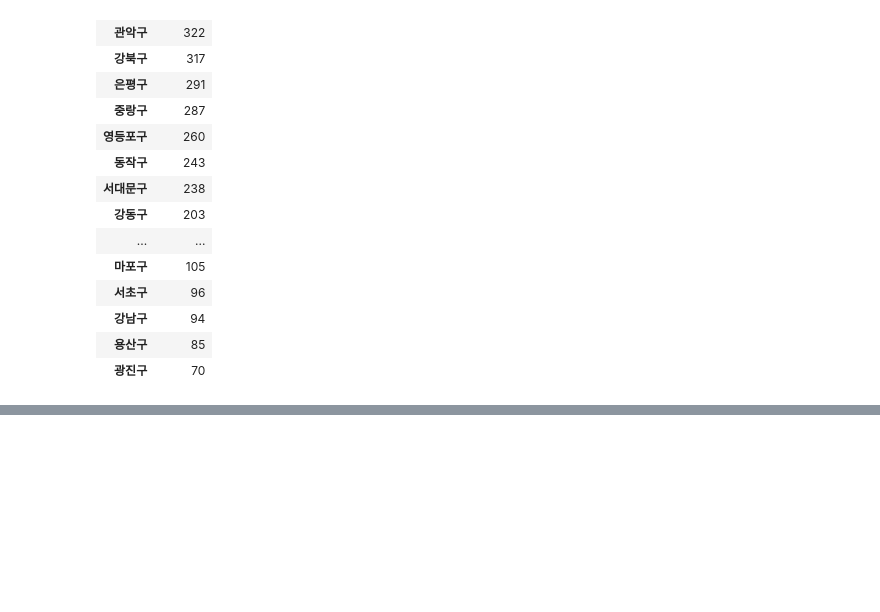
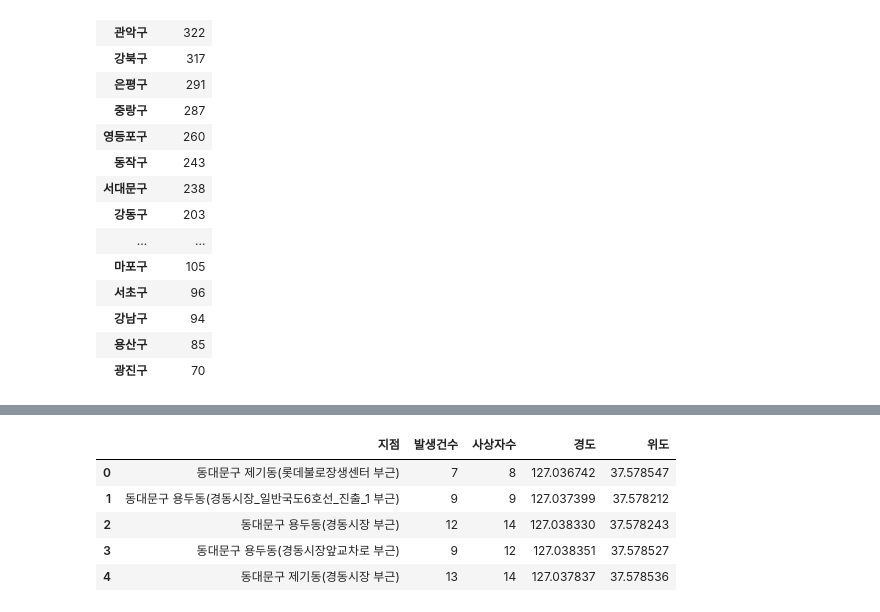
Before and after one commit to y7y1h13/StatisticsAnal, a Jupyter notebook: newPan/프로젝트/코드정리/고령자사고다발지역/사고다발.ipynb, the cells around one changed output, grey strips where cells are left out. Saved outputs shown, nothing was run; the diff lists cells and outputs as text; code cells hidden in the pictures; blank space fills up the shorter version.

```diff
--- a/newPan/프로젝트/코드정리/고령자사고다발지역/사고다발.ipynb
+++ b/newPan/프로젝트/코드정리/고령자사고다발지역/사고다발.ipynb
@@ -259,3 +247,14 @@ for temp in j.index:
 mapdata
 # %% [output]
 [interactive output not drawn]
+# %%
+five = pd.read_csv('../data/보행고령자 사고다발/5곳.csv')
+# %%
+five
+# %% [output]
+|  | 지점 | 발생건수 | 사상자수 | 경도 | 위도 |
+| 0 | 동대문구 제기동(롯데불로장생센터 부근) | 7 | 8 | 127.036742 | 37.578547 |
+| 1 | 동대문구 용두동(경동시장_일반국도6호선_진출_1 부근) | 9 | 9 | 127.037399 | 37.578212 |
+| 2 | 동대문구 용두동(경동시장 부근) | 12 | 14 | 127.038330 | 37.578243 |
+| 3 | 동대문구 용두동(경동시장앞교차로 부근) | 9 | 12 | 127.038351 | 37.578527 |
+| 4 | 동대문구 제기동(경동시장 부근) | 13 | 14 | 127.037837 | 37.578536 |
```
Also changed, not shown: parts of 4 cells of this notebook, 2 other files.
